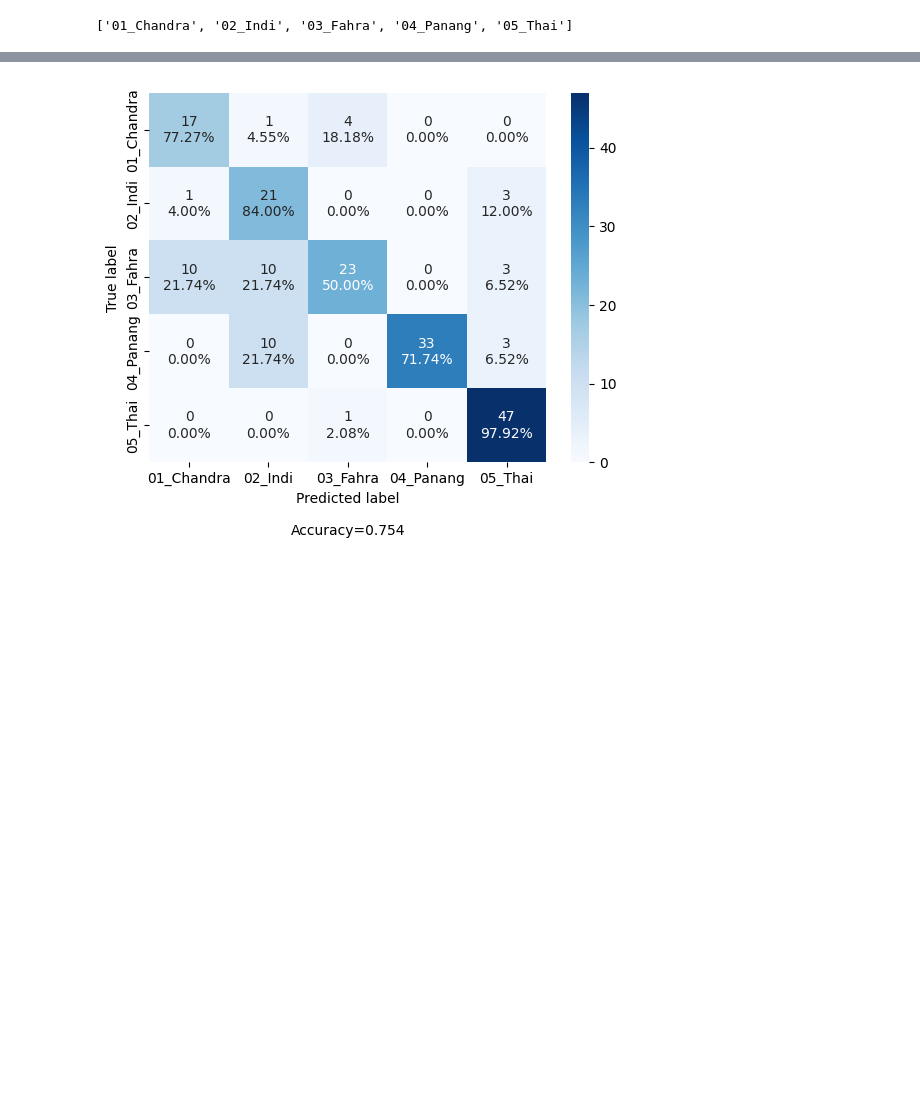
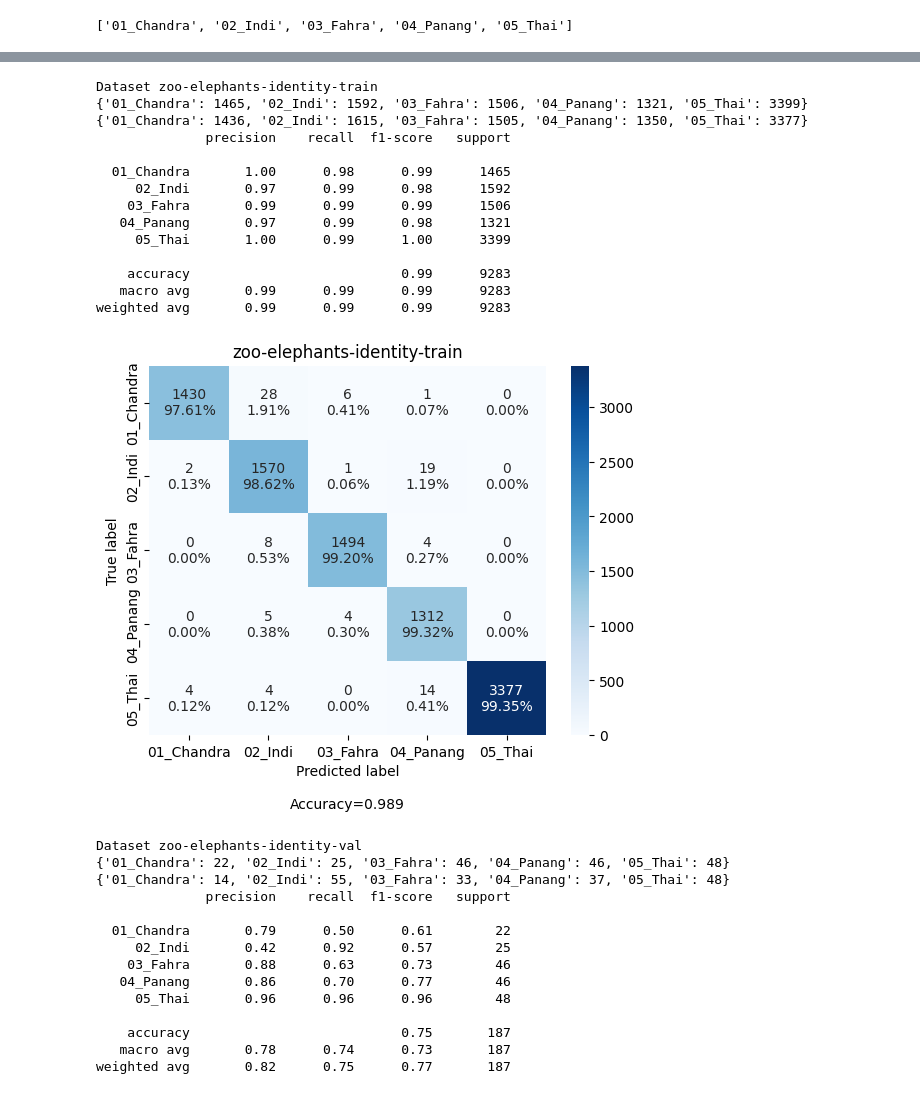
Before and after one commit to zhoumu53/zoo_vision, a Jupyter notebook: training/classification_vit/eval_classification_model.ipynb, the cells around one changed output, grey strips where cells are left out. Cells and saved outputs as stored; diff of their text form; code cells hidden in the pictures; blank space fills up the shorter version.

Commit message:
New sleep and id3 datasets

```diff
--- a/training/classification_vit/eval_classification_model.ipynb
+++ b/training/classification_vit/eval_classification_model.ipynb
@@ -133,16 +148,0 @@ Applying model to samples...
-# %%
-ds_zoo_elephants.delete_evaluations()
-results = ds_zoo_elephants.evaluate_classifications(
-    pred_field="prediction",
-    gt_field="ground_truth",
-    eval_key="eval",
-    method="simple",
-    classes=classes,
-)
-# %%
-gt_counts = dict(sorted(predictions_view.count_values("ground_truth.label").items()))
-pd_counts = dict(sorted(predictions_view.count_values("prediction.label").items()))
-print(gt_counts)
-print(pd_counts)
-results.print_report()
-# ds_zoo_elephants.iter_samples().__next__().get_field("ground_truth").get_field("label")
@@ -163,9 +149,58 @@ weighted avg       0.80      0.75      0.75       187
 # %%
 import seaborn as sns
 from scripts.cf_matrix import make_confusion_matrix
 
-m = results.confusion_matrix()
-# sns.heatmap(m, annot=True,xticklabels=classes, yticklabels=classes, fmt="d")
-make_confusion_matrix(m, categories=classes)
+for ds_i in datasets.values():
+    ds_i.delete_evaluations()
+
+for name, ds_i in datasets.items():
+    print(f"Dataset {name}")
+    ds_i.delete_evaluations()
+    results = ds_i.evaluate_classifications(
+        pred_field="prediction",
+        gt_field="ground_truth",
+        eval_key="eval",
+        method="simple",
+        classes=classes,
+    )
+    gt_counts = dict(sorted(ds_i.count_values("ground_truth.label").items()))
+    pd_counts = dict(sorted(ds_i.count_values("prediction.label").items()))
+    print(gt_counts)
+    print(pd_counts)
+    results.print_report()
+
+    m = results.confusion_matrix()
+    # sns.heatmap(m, annot=True,xticklabels=classes, yticklabels=classes, fmt="d")
+    make_confusion_matrix(m, categories=classes)
+    plt.gca().set_title(name)
+    plt.show()
 # %% [output]
+Dataset zoo-elephants-identity-train
+{'01_Chandra': 1465, '02_Indi': 1592, '03_Fahra': 1506, '04_Panang': 1321, '05_Thai': 3399}
+{'01_Chandra': 1436, '02_Indi': 1615, '03_Fahra': 1505, '04_Panang': 1350, '05_Thai': 3377}
+              precision    recall  f1-score   support
+
+  01_Chandra       1.00      0.98      0.99      1465
+     02_Indi       0.97      0.99      0.98      1592
+    03_Fahra       0.99      0.99      0.99      1506
+   04_Panang       0.97      0.99      0.98      1321
+     05_Thai       1.00      0.99      1.00      3399
+
+    accuracy                           0.99      9283
+   macro avg       0.99      0.99      0.99      9283
+weighted avg       0.99      0.99      0.99      9283
-[figure, old version]
+[figure, new version]
+Dataset zoo-elephants-identity-val
+{'01_Chandra': 22, '02_Indi': 25, '03_Fahra': 46, '04_Panang': 46, '05_Thai': 48}
+{'01_Chandra': 14, '02_Indi': 55, '03_Fahra': 33, '04_Panang': 37, '05_Thai': 48}
+              precision    recall  f1-score   support
+
+  01_Chandra       0.79      0.50      0.61        22
+     02_Indi       0.42      0.92      0.57        25
+    03_Fahra       0.88      0.63      0.73        46
+   04_Panang       0.86      0.70      0.77        46
+     05_Thai       0.96      0.96      0.96        48
+
+    accuracy                           0.75       187
+   macro avg       0.78      0.74      0.73       187
+weighted avg       0.82      0.75      0.77       187
```
Also changed, not shown: parts of 9 cells of this notebook, 7 other files.
